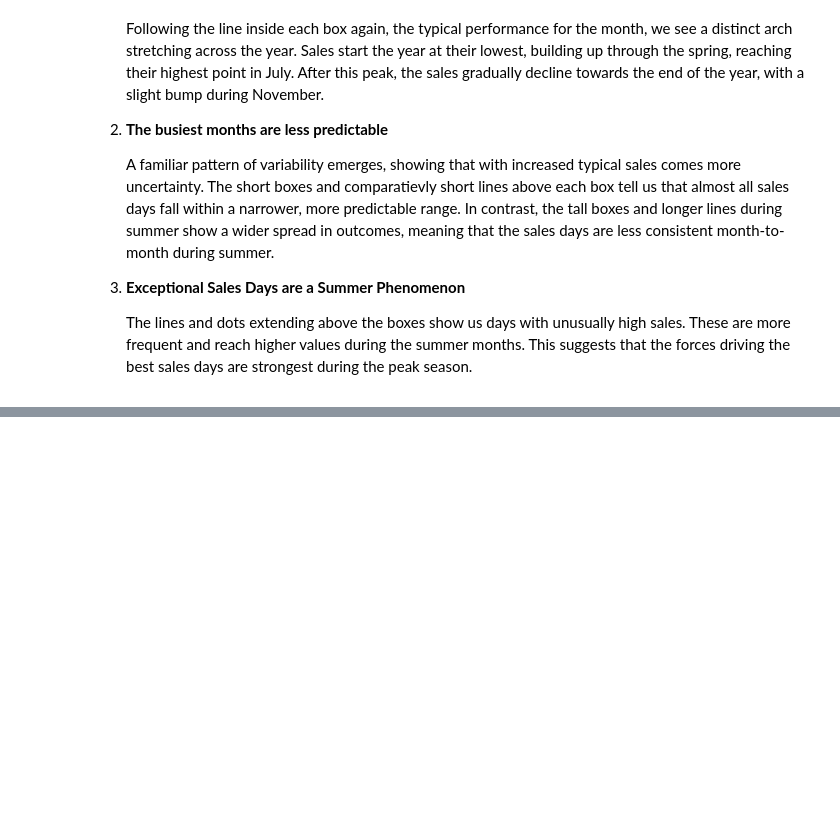
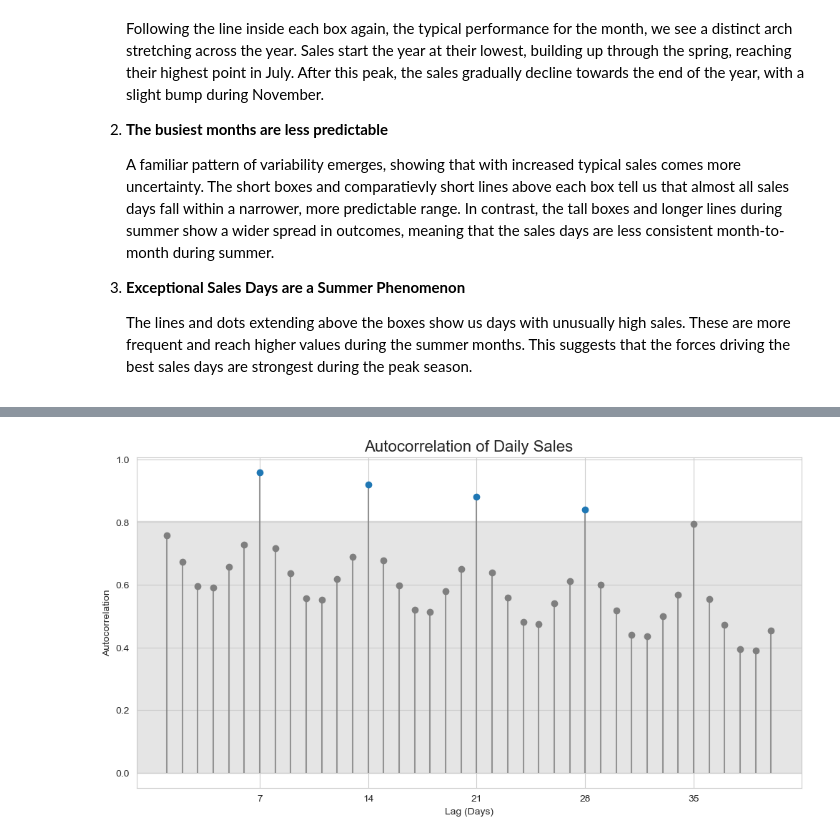
Before and after one commit to Midtlyng/sales_demand_forecasting_new, a Jupyter notebook: notebooks/01_exploratory_data_analysis.ipynb, the cells around one changed output, grey strips where cells are left out. Saved outputs shown, nothing was run; the diff lists cells and outputs as text; code cells hidden in the pictures; blank space fills up the shorter version.

```diff
--- a/notebooks/01_exploratory_data_analysis.ipynb
+++ b/notebooks/01_exploratory_data_analysis.ipynb
@@ -7,15 +27,21 @@ The primary goal of this analysis is to load, inspect, and visualize the store-i
 
 The dataset used in this analysis is from the Kaggle competition, "Store Item Demand Forecasting Challenge." It contains five years of daily sales data for 50 different items across 10 different stores. The primary objective is to accurately forecast the demand for these items. This initial exploration focuses on understanding the overall structure and patterns within this historical sales data.
 # %%
+import numpy as np
 import pandas as pd
 import matplotlib.pyplot as plt
 import seaborn as sns
+import holidays
+from statsmodels.graphics.tsaplots import acf
+from statsmodels.tsa.seasonal import seasonal_decompose
+from datetime import timedelta
 
 # Loading the sales data
 df = pd.read_csv('../data/train.csv')
 
-# Setting plot style
-sns.set_style('darkgrid')
+# Setting plot style and palette
+sns.set_style('whitegrid')
+palette = sns.color_palette()
 # %%
 # Convert the 'date' column to a datetime object
 df['date'] = pd.to_datetime(df['date'])
@@ -119,0 +150,42 @@ Just as we explored the weekly rhythm, this chart lets us take a closer look at
+# %%
+# Calculate the ACF and confidence intervals
+acf_values, confint = acf(daily_sales['sales'], nlags=40, alpha=0.05)
+
+# Determine the significance treshold from the confidence interval
+# This is the line above which a correlation is satistically significant
+significance_threshold = confint[1, 1]
+
+# We don't need the value for Lag 0, as it provides no real insight into the underlying patterns
+lags = range(1, 41)
+acf_values_no_lag0 = acf_values[1:]
+
+# Plotting
+plt.figure(figsize=(12, 6))
+
+# Plot the lollipop sticks
+plt.vlines(lags, [0], acf_values_no_lag0, color=palette[7], alpha=0.8)
+
+# Differentiate significant and non-significant markers
+# Create a boolean array: True if significant, False otherwise
+is_significant = np.abs(acf_values_no_lag0) > significance_threshold
+
+# Plot non-significant markers in grey
+plt.plot(np.array(lags)[~is_significant], acf_values_no_lag0[~is_significant],
+         marker='o', linestyle='none', color=palette[7])
+
+# Plot significant markers in blue
+plt.plot(np.array(lags)[is_significant], acf_values_no_lag0[is_significant],
+         marker='o', linestyle='none', color=palette[0])
+
+# Add the shaded confidence interval region
+plt.axhspan(0, significance_threshold,
+            alpha=0.2, color=palette[7], zorder=0)
+
+# Add titles and labels
+plt.title('Autocorrelation of Daily Sales', fontsize=16)
+plt.xlabel('Lag (Days)')
+plt.xticks(np.arange(7, 41, 7))
+plt.ylabel('Autocorrelation')
+plt.show()
+# %% [output]
+[figure, added]
```
Also changed, not shown: parts of 8 cells of this notebook.
